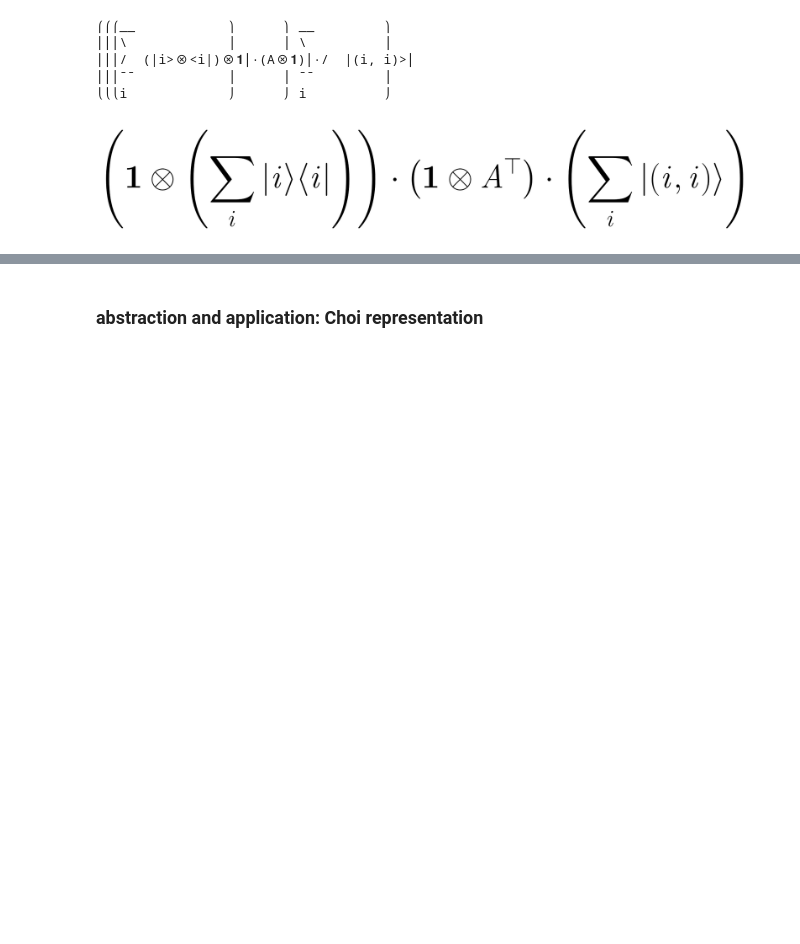
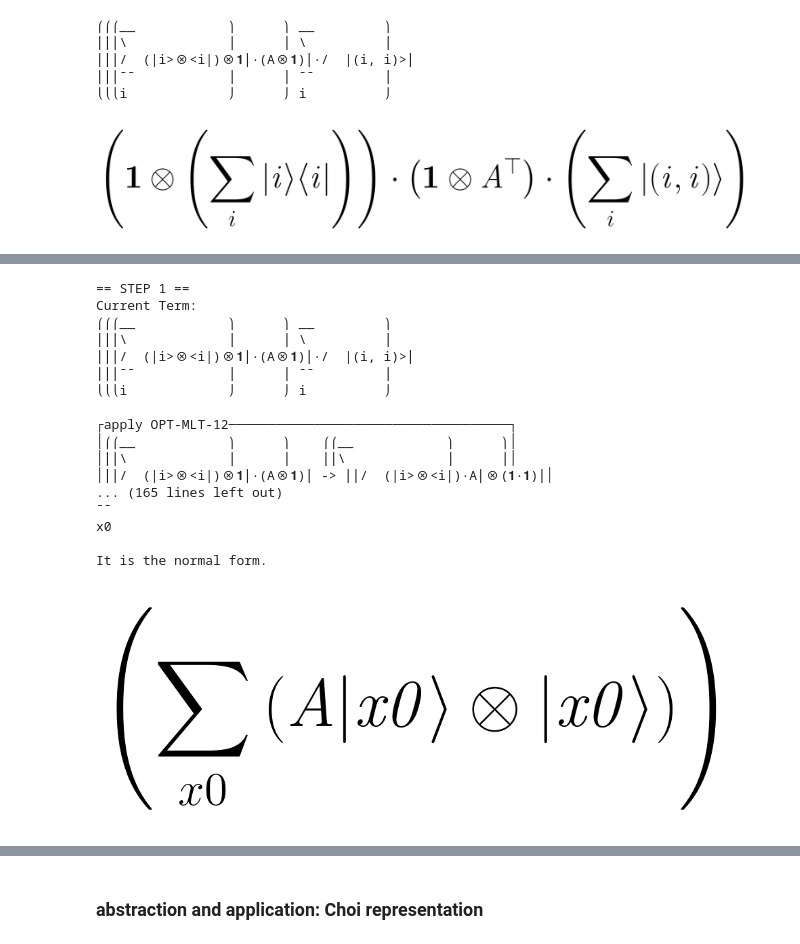
Before and after one commit to LucianoXu/28-Dirac3, a Jupyter notebook: demo.ipynb, the cells around one changed output, grey strips where cells are left out. Saved outputs shown, nothing was run; the diff lists cells and outputs as text; code cells hidden in the pictures; blank space fills up the shorter version.

```diff
--- a/demo.ipynb
+++ b/demo.ipynb
@@ -194 +196,22 @@ assert trs.normalize(juxt(sumeq(norm_a))) == trs.normalize(juxt(sumeq(norm_b)))
+# %%
+trs.normalize(a, verbose=True).render_tex()
+# %% [output]
+== STEP 1 ==
+Current Term:
+⎛⎛⎛__            ⎞      ⎞ __         ⎞
+⎜⎜⎜\             ⎟      ⎟ \          ⎟
+⎜⎜⎜/  (|i>⊗<i|)⊗𝟏⎟·(A⊗𝟏)⎟·/  |(i, i)>⎟
+⎜⎜⎜‾‾            ⎟      ⎟ ‾‾         ⎟
+⎝⎝⎝i             ⎠      ⎠ i          ⎠
+
+┌apply OPT-MLT-12────────────────────────────────────┐
+│⎛⎛__            ⎞      ⎞    ⎛⎛__            ⎞      ⎞│
+│⎜⎜\             ⎟      ⎟    ⎜⎜\             ⎟      ⎟│
+│⎜⎜/  (|i>⊗<i|)⊗𝟏⎟·(A⊗𝟏)⎟ -> ⎜⎜/  (|i>⊗<i|)·A⎟⊗(𝟏·𝟏)⎟│
+... (165 lines left out)
+‾‾
+x0
+
+It is the normal form.
+[figure, added]
 # %%
```
Also changed, not shown: parts of 3 cells of this notebook, 11 other files.
